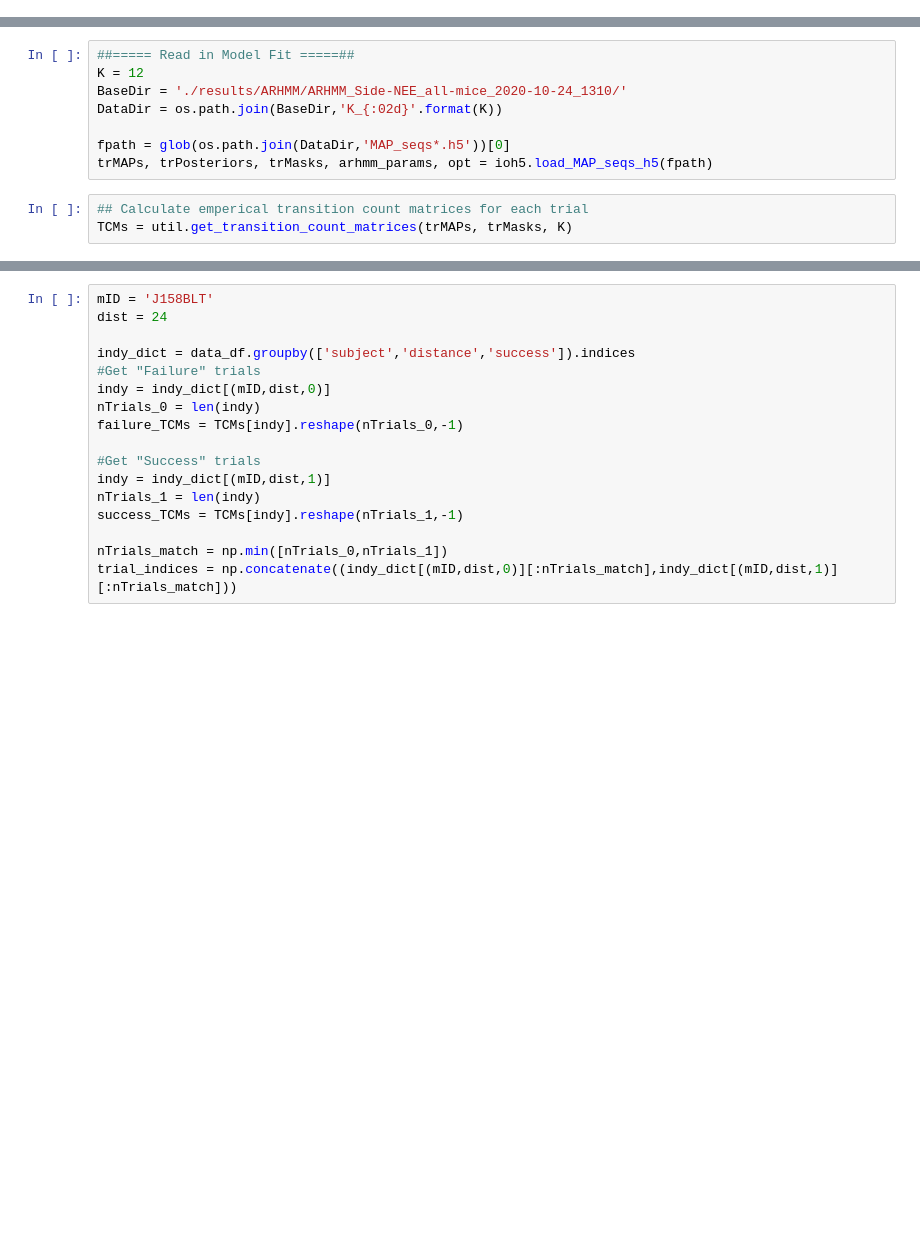
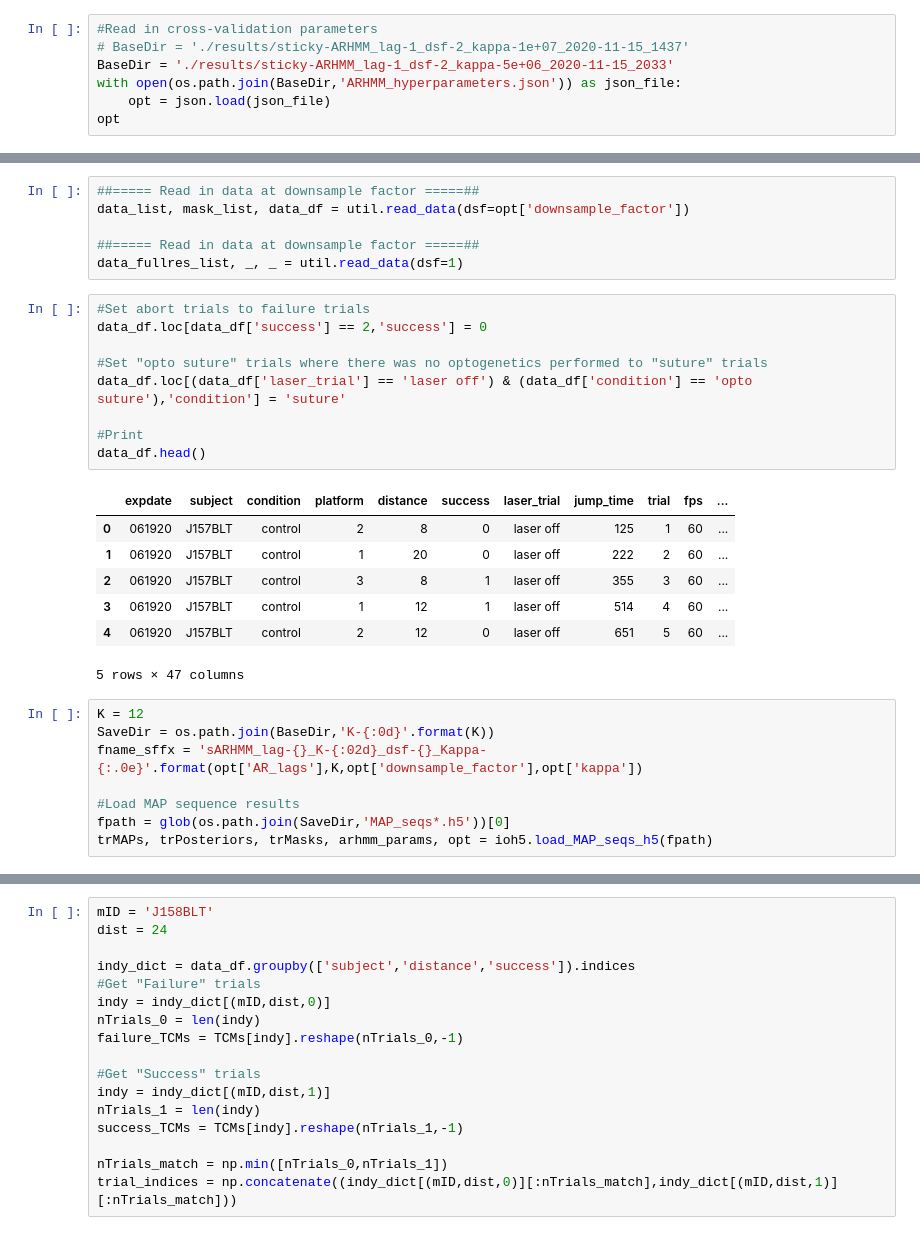
Before and after one commit to davidgwyrick/jumping_behavior, a Jupyter notebook: decoding.ipynb, the cells around one changed output, grey strips where cells are left out. Saved outputs shown, nothing was run; the diff lists cells and outputs as text; blank space fills up the shorter version.

```diff
--- a/decoding.ipynb
+++ b/decoding.ipynb
@@ -48,0 +30,7 @@ data_df.head()
+# %%
+#Read in cross-validation parameters
+# BaseDir = './results/sticky-ARHMM_lag-1_dsf-2_kappa-1e+07_2020-11-15_1437'
+BaseDir = './results/sticky-ARHMM_lag-1_dsf-2_kappa-5e+06_2020-11-15_2033'
+with open(os.path.join(BaseDir,'ARHMM_hyperparameters.json')) as json_file:
+    opt = json.load(json_file)
+opt
@@ -49,11 +56,31 @@ data_df.head()
+# %%
+##===== Read in data at downsample factor =====##
+data_list, mask_list, data_df = util.read_data(dsf=opt['downsample_factor'])
+
+##===== Read in data at downsample factor =====##
+data_fullres_list, _, _ = util.read_data(dsf=1)
+# %%
+#Set abort trials to failure trials
+data_df.loc[data_df['success'] == 2,'success'] = 0
+
+#Set "opto suture" trials where there was no optogenetics performed to "suture" trials
+data_df.loc[(data_df['laser_trial'] == 'laser off') & (data_df['condition'] == 'opto suture'),'condition'] = 'suture'
+
+#Print
+data_df.head()
+# %% [output]
+|  | expdate | subject | condition | platform | distance | success | laser_trial | jump_time | trial | fps | ... |
+| 0 | 061920 | J157BLT | control | 2 | 8 | 0 | laser off | 125 | 1 | 60 | ... |
+| 1 | 061920 | J157BLT | control | 1 | 20 | 0 | laser off | 222 | 2 | 60 | ... |
+| 2 | 061920 | J157BLT | control | 3 | 8 | 1 | laser off | 355 | 3 | 60 | ... |
+| 3 | 061920 | J157BLT | control | 1 | 12 | 1 | laser off | 514 | 4 | 60 | ... |
+| 4 | 061920 | J157BLT | control | 2 | 12 | 0 | laser off | 651 | 5 | 60 | ... |
+5 rows × 47 columns
 # %%
-##===== Read in Model Fit =====##
 K = 12
-BaseDir = './results/ARHMM/ARHMM_Side-NEE_all-mice_2020-10-24_1310/'
-DataDir = os.path.join(BaseDir,'K_{:02d}'.format(K))
+SaveDir = os.path.join(BaseDir,'K-{:0d}'.format(K))
+fname_sffx = 'sARHMM_lag-{}_K-{:02d}_dsf-{}_Kappa-{:.0e}'.format(opt['AR_lags'],K,opt['downsample_factor'],opt['kappa'])
 
-fpath = glob(os.path.join(DataDir,'MAP_seqs*.h5'))[0]
+#Load MAP sequence results
+fpath = glob(os.path.join(SaveDir,'MAP_seqs*.h5'))[0]
 trMAPs, trPosteriors, trMasks, arhmm_params, opt = ioh5.load_MAP_seqs_h5(fpath)
-# %%
-## Calculate emperical transition count matrices for each trial
-TCMs = util.get_transition_count_matrices(trMAPs, trMasks, K)
```
Also changed, not shown: parts of 14 cells of this notebook, 5 other files.
